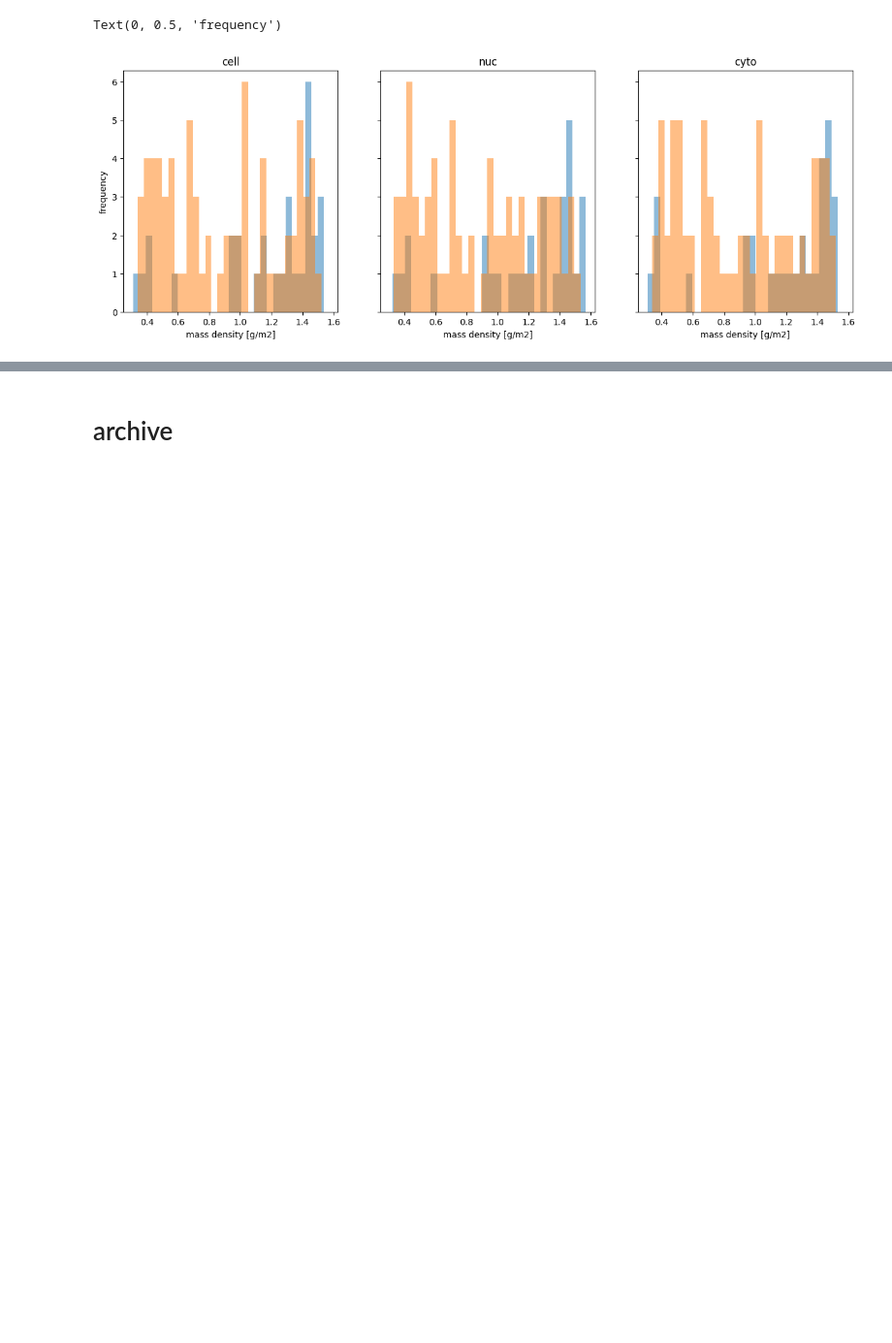
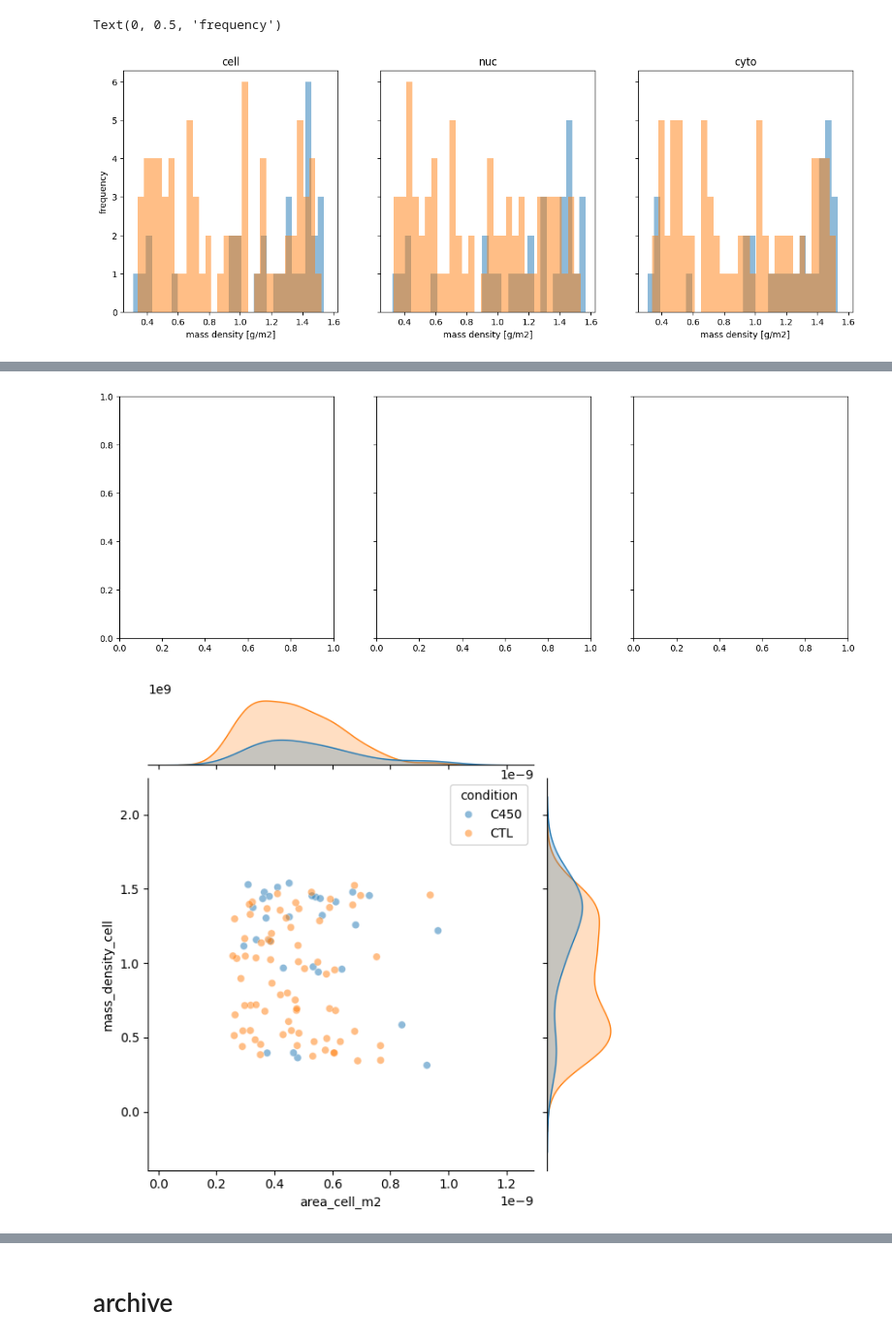
Before and after one commit to GrussmayerLab/dry_mass, a Jupyter notebook: mass_distribution_summary.ipynb, the cells around one changed output, grey strips where cells are left out. Shown at 97% size. Drawn from its saved outputs; the diff is of its cells as text; code cells hidden in the pictures; blank space fills up the shorter version.

```diff
--- a/mass_distribution_summary.ipynb
+++ b/mass_distribution_summary.ipynb
@@ -158,0 +242,11 @@ Text(0, 0.5, 'frequency')
+# %%
+
+
+f, ax = plt.subplots(ncols=len(keys), nrows=1, sharey=True, sharex=True, figsize=(15,5))
+
+axs= ax.flatten()
+for i, k in enumerate(keys):
+    sns.jointplot(ax=axs[i], data=combined_df, x=f'area_{k}_m2', y=f'mass_density_{k}', hue='condition', alpha=0.5)
+# %% [output]
+[figure, added]
+[figure, added]
```
Also changed, not shown: parts of 7 cells of this notebook, 1 other file.
